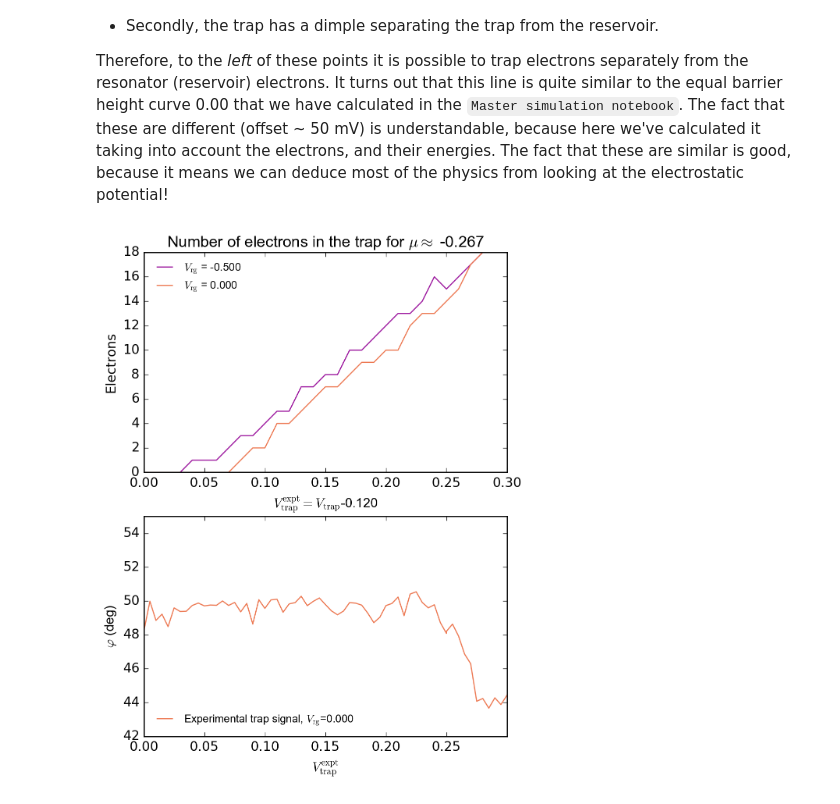
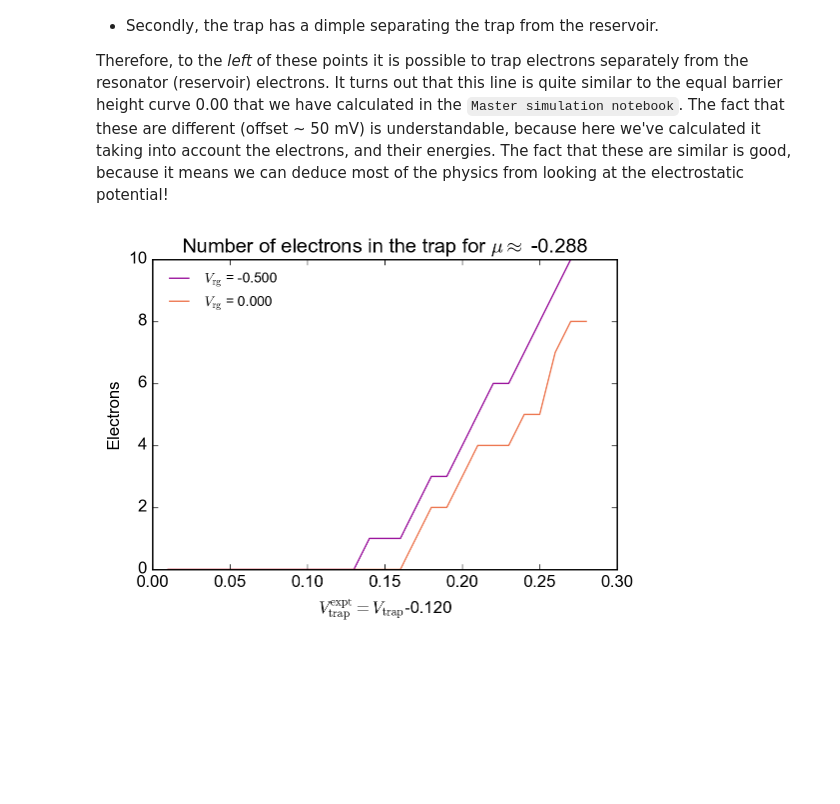
Before and after one commit to gkoolstra/ipython-notebooks, a Jupyter notebook: 20170802 - Maximum number of electrons in the trap.ipynb, the cells around one changed output. Saved outputs shown, nothing was run; the diff lists cells and outputs as text; code cells hidden in the pictures; blank space fills up the shorter version.

```diff
--- a/20170802 - Maximum number of electrons in the trap.ipynb
+++ b/20170802 - Maximum number of electrons in the trap.ipynb
@@ -38,7 +38,7 @@ def rgba(i, N):
 # %% [markdown]
 # Full $V_\mathrm{trap}^{\mathrm{park}}$ sweep for $N=150$
 # %%
-save_path = r"/Volumes/slab/Gerwin/Electron on helium/Electron optimization/Realistic potential"
+save_path = r"/Volumes/slab/Gerwin/Electron on helium/Electron optimization/Realistic potential/Fast_Rg_Sweep_3"
 sub_dirs = glob(os.path.join(save_path, "*Fast_Rg_Sweep*"))
 # pprint([os.path.split(sub_dirs[k])[1] for k in range(len(sub_dirs))])
 # %%
@@ -200,30 +199,30 @@ The red line are points for which the following two conditions are met:
 
 Therefore, to the _left_ of these points it is possible to trap electrons separately from the resonator (reservoir) electrons. It turns out that this line is quite similar to the equal barrier height curve 0.00 that we have calculated in the `Master simulation notebook`. The fact that these are different (offset ~ 50 mV) is understandable, because here we've calculated it taking into account the electrons, and their energies. The fact that these are similar is good, because it means we can deduce most of the physics from looking at the electrostatic potential!
 # %%
-fig=plt.figure(figsize=(6.,8.))
-plt.subplot(211)
+fig=plt.figure(figsize=(6.,4.))
+# plt.subplot(211)
 plt.plot(np.array(Vtrap_parks)-0.120, np.array(num_electrons)[:,-1], color=rgba(1,3),
          label="$V_\mathrm{rg}$ = %.3f"%(resgVs[-1]))
 plt.plot(np.array(Vtrap_parks)-0.120, np.array(num_electrons)[:,0], color=rgba(2,3),
          label="$V_\mathrm{rg}$ = %.3f"%(resgVs[0]))
 plt.legend(loc=0, prop={'size' : 10}, frameon=False)
 plt.xlabel("$V_\mathrm{trap}^\mathrm{expt}=V_\mathrm{trap}$-0.120")
 plt.ylabel("Electrons")
-plt.title(r"Number of electrons in the trap for $\mu \approx$ -0.267")
+plt.title(r"Number of electrons in the trap for $\mu \approx$ -0.288")
 
-filename=r'/Volumes/slab/_Data/170422 - EonHe M018V6 with L3 etch/data/170723/162136_determine_mu/162136_determine_mu copy.h5'
-with h5py.File(filename, "r") as f:
-    phases = f['phases'][()]
-    vtrap = f['Vtrap'][()]
+# filename=r'/Volumes/slab/_Data/170422 - EonHe M018V6 with L3 etch/data/170723/162136_determine_mu/162136_determine_mu copy.h5'
+# with h5py.File(filename, "r") as f:
+#     phases = f['phases'][()]
+#     vtrap = f['Vtrap'][()]
 
-plt.subplot(212)
-plt.plot(vtrap, np.mean(phases, axis=1), color=rgba(2,3), label=r"Experimental trap signal, $V_\mathrm{rg}$=0.000")
-plt.xlabel(r"$V_\mathrm{trap}^{\mathrm{expt}}$")
-plt.ylabel(r"$\varphi$ (deg)")
-plt.xlim(0, 0.3)
-plt.ylim(42, 55)
-plt.legend(loc=0, prop={'size' : 10}, frameon=False)
+# plt.subplot(212)
+# plt.plot(vtrap, np.mean(phases, axis=1), color=rgba(2,3), label=r"Experimental trap signal, $V_\mathrm{rg}$=0.000")
+# plt.xlabel(r"$V_\mathrm{trap}^{\mathrm{expt}}$")
+# plt.ylabel(r"$\varphi$ (deg)")
+# plt.xlim(0, 0.3)
+# plt.ylim(42, 55)
+# plt.legend(loc=0, prop={'size' : 10}, frameon=False)
 
 common.save_figure(fig, save_path=r"/Users/gkoolstra/Documents/Code/iPythonNotebooks/Figures")
 # %% [output]
-[figure, old version]
+[figure, new version]
```
Also changed, not shown: parts of 3 cells of this notebook, 19 other files.
